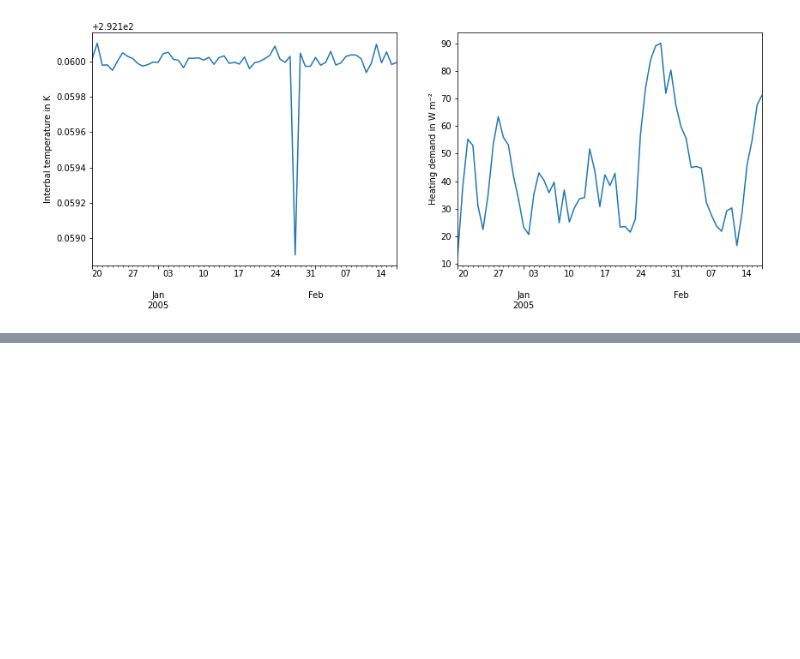
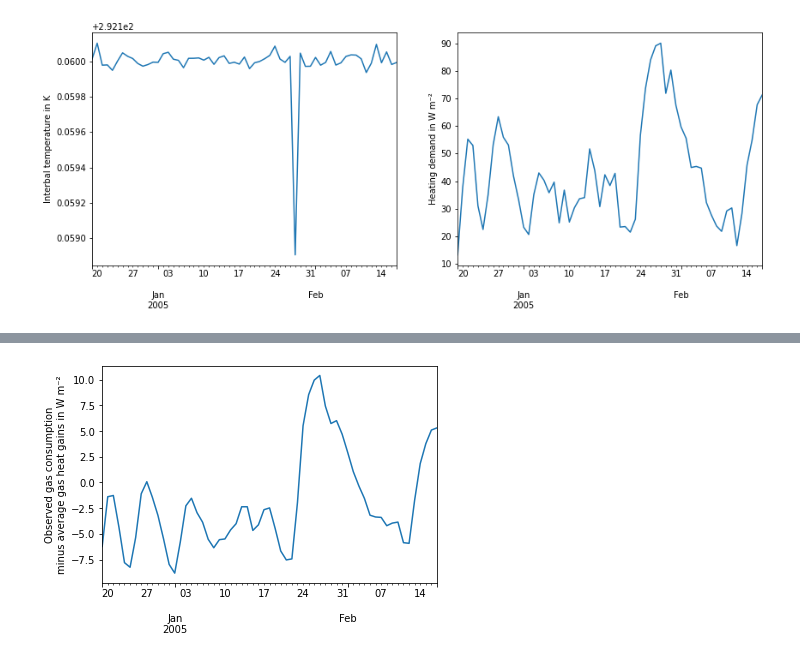
Before and after one commit to TEB-model/teb, a Jupyter notebook: examples/BUENO_2012/compare-bueno-2012.ipynb, the cells around one changed output, grey strips where cells are left out. Saved outputs shown, nothing was run; the diff lists cells and outputs as text; code cells hidden in the pictures; blank space fills up the shorter version.

```diff
--- a/examples/BUENO_2012/compare-bueno-2012.ipynb
+++ b/examples/BUENO_2012/compare-bueno-2012.ipynb
@@ -123,0 +133,5 @@ MBE: -2.4 W m⁻² (urb) vs -6.0 W m⁻² (urb) in https://gmd.copernicus.org/ar
+# %%
+(df_obs['gas_consumption'] - heat_gains_electric).plot()
+plt.ylabel("Observed gas consumption\nminus average gas heat gains in W m⁻²");
+# %% [output]
+[figure, added]
```
Also changed, not shown: parts of 10 cells of this notebook, 1 other file.
